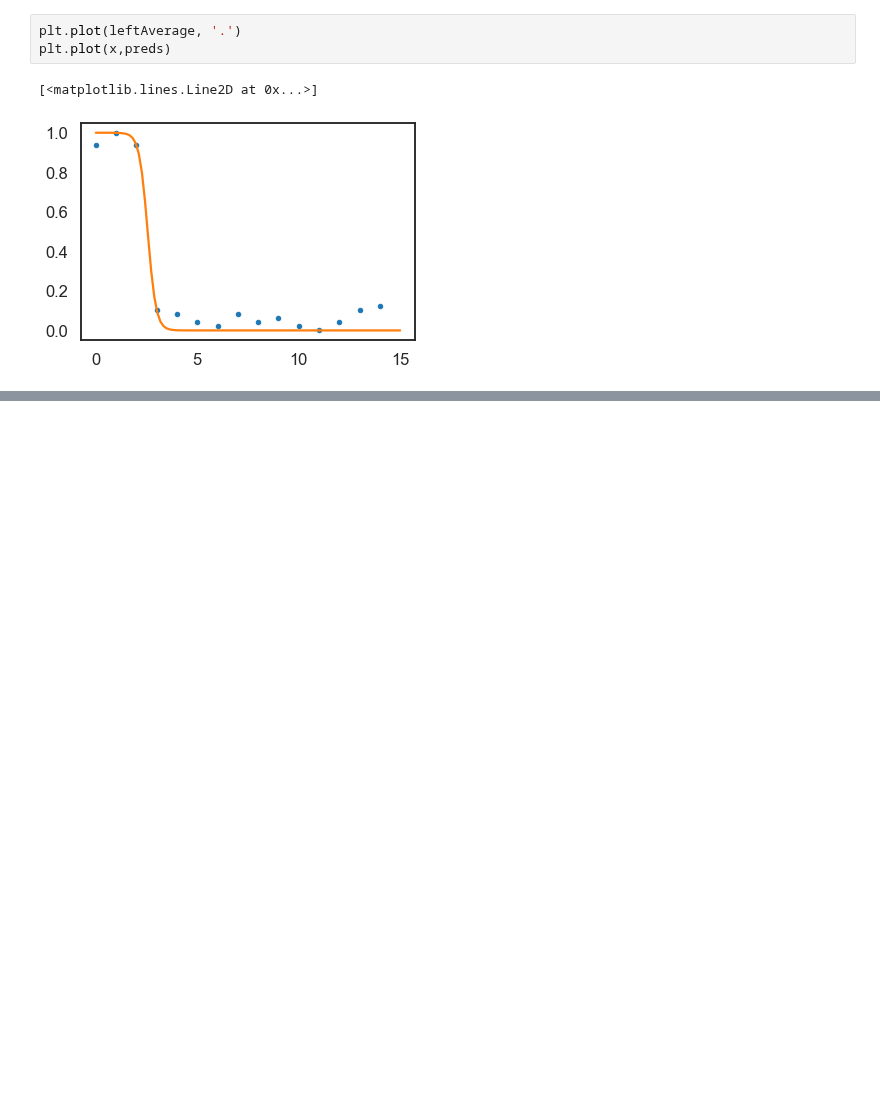
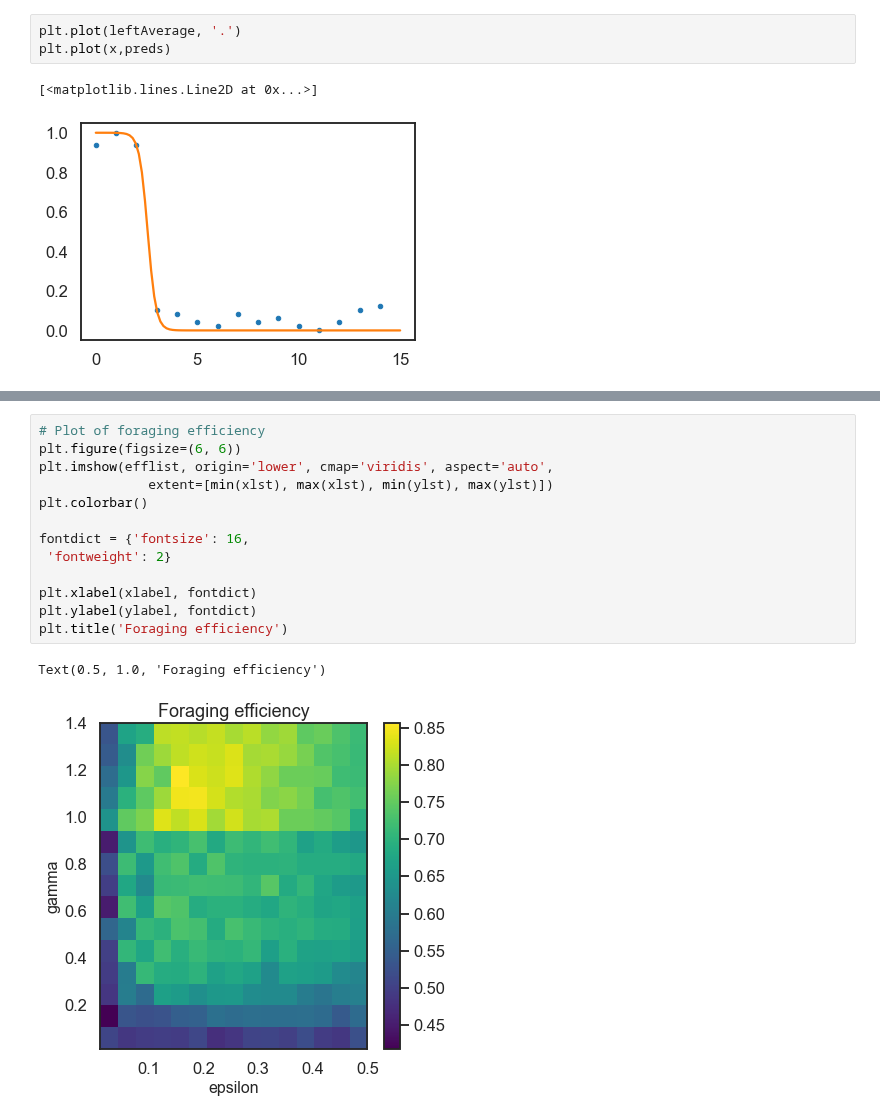
Before and after one commit to nhat-le/switching-simulations, a Jupyter notebook: switchingWorldCharacterization.ipynb, the cells around one changed output, grey strips where cells are left out. Drawn from its saved outputs; the diff is of its cells as text; blank space fills up the shorter version.

```diff
--- a/switchingWorldCharacterization.ipynb
+++ b/switchingWorldCharacterization.ipynb
@@ -296,2 +408,18 @@ File exists! Skipping save...
+# %%
+# Plot of foraging efficiency
+plt.figure(figsize=(6, 6))
+plt.imshow(efflist, origin='lower', cmap='viridis', aspect='auto',
+              extent=[min(xlst), max(xlst), min(ylst), max(ylst)])
+plt.colorbar()
+
+fontdict = {'fontsize': 16,
+ 'fontweight': 2}
+
+plt.xlabel(xlabel, fontdict)
+plt.ylabel(ylabel, fontdict)
+plt.title('Foraging efficiency')
+# %% [output]
+Text(0.5, 1.0, 'Foraging efficiency')
+[figure, added]
 # %%
 # Plot of foraging efficiency
```
Also changed, not shown: parts of 26 cells of this notebook.
